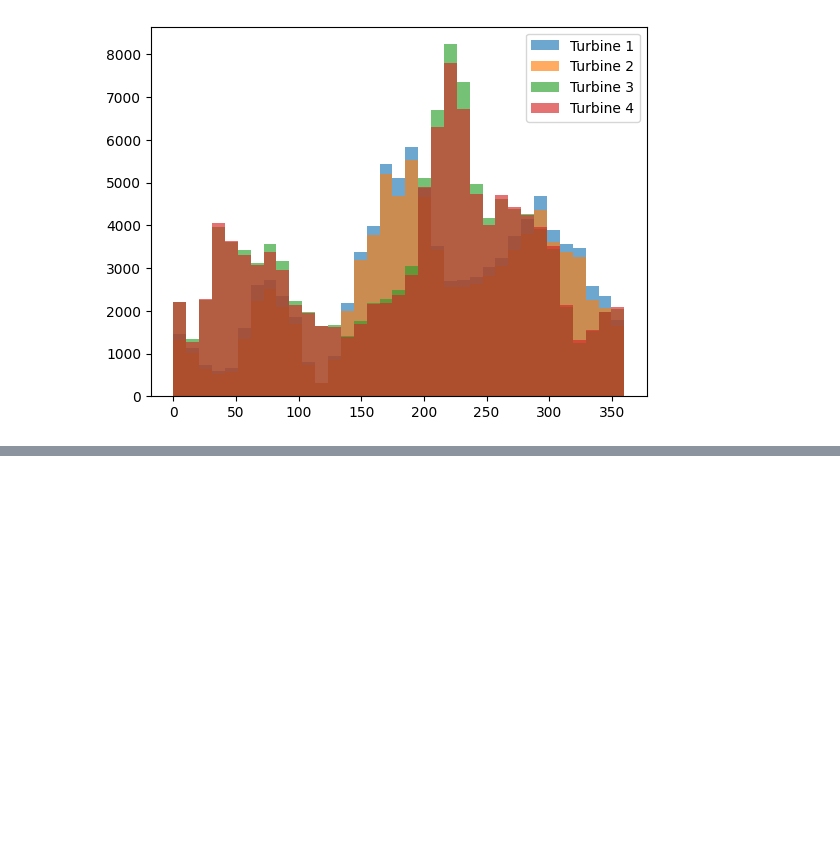
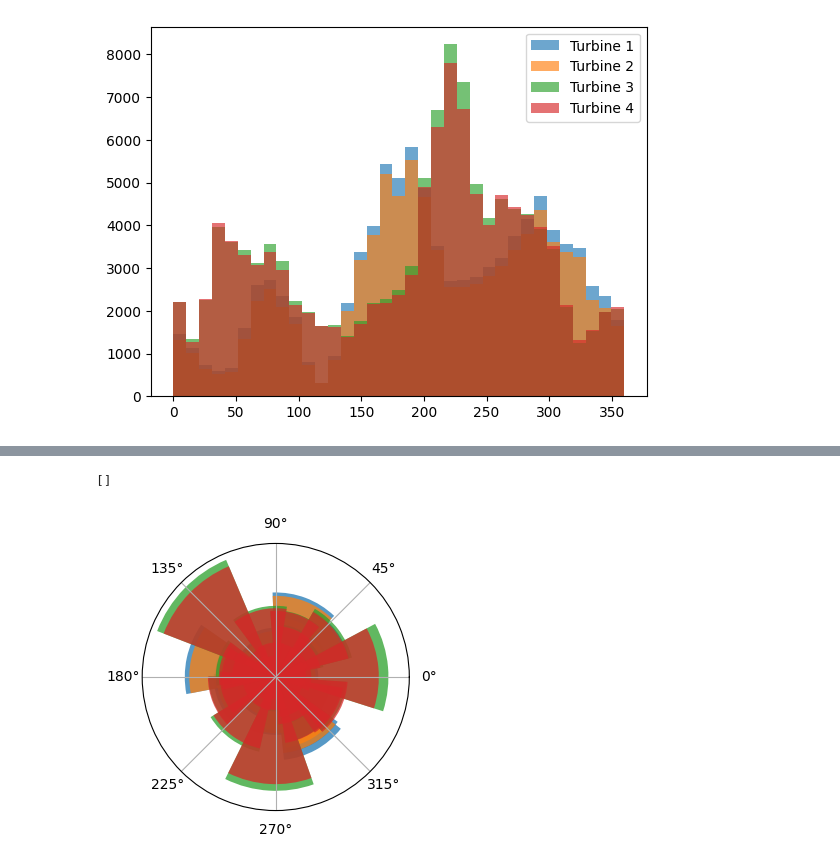
Before and after one commit to kwesen/DV-Project-2, a Jupyter notebook: article_2.ipynb, the cells around one changed output, grey strips where cells are left out. Saved outputs shown, nothing was run; the diff lists cells and outputs as text; code cells hidden in the pictures; blank space fills up the shorter version.

Commit message:
polar wind direction histogram

```diff
--- a/article_2.ipynb
+++ b/article_2.ipynb
@@ -81,0 +77,10 @@ plt.legend()
+# %%
+ax = plt.subplot(1,1,1, projection="polar")
+for i in df_merged.WT.unique():
+    count = np.histogram(df_merged["D"].loc[df_merged.WT == i].round(0), bins=np.linspace(0, 360, 36))
+    ax.bar(np.linspace(0, 360, 36)[:-1], count[0], alpha = 0.75)
+
+ax.set_yticks([])
+# %% [output]
+[]
+[figure, added]
```
Also changed, not shown: parts of 4 cells of this notebook.
